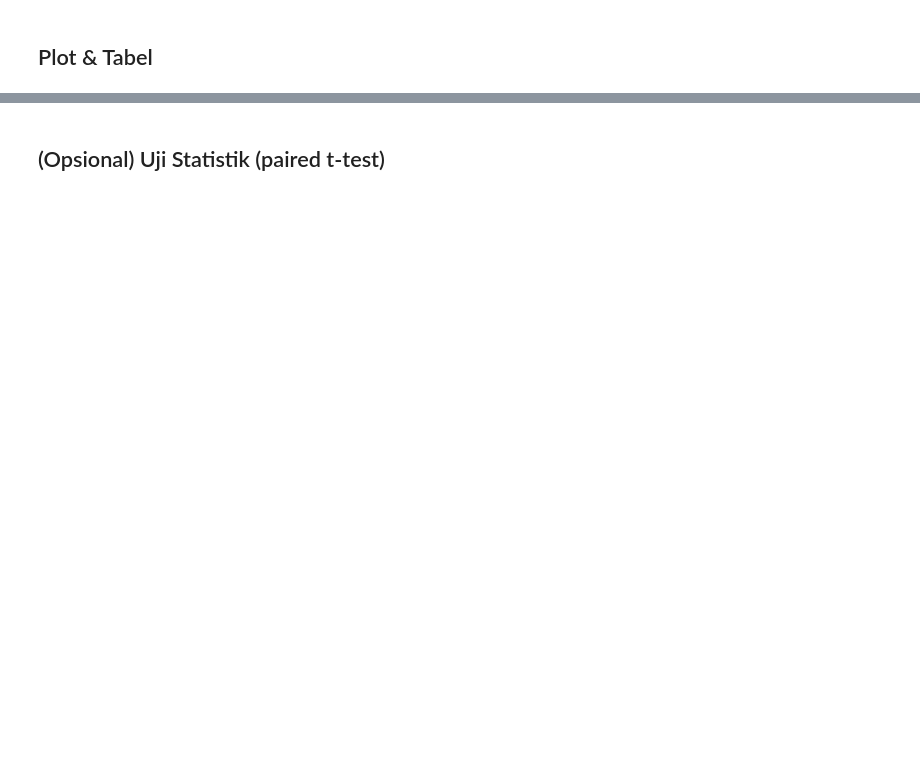
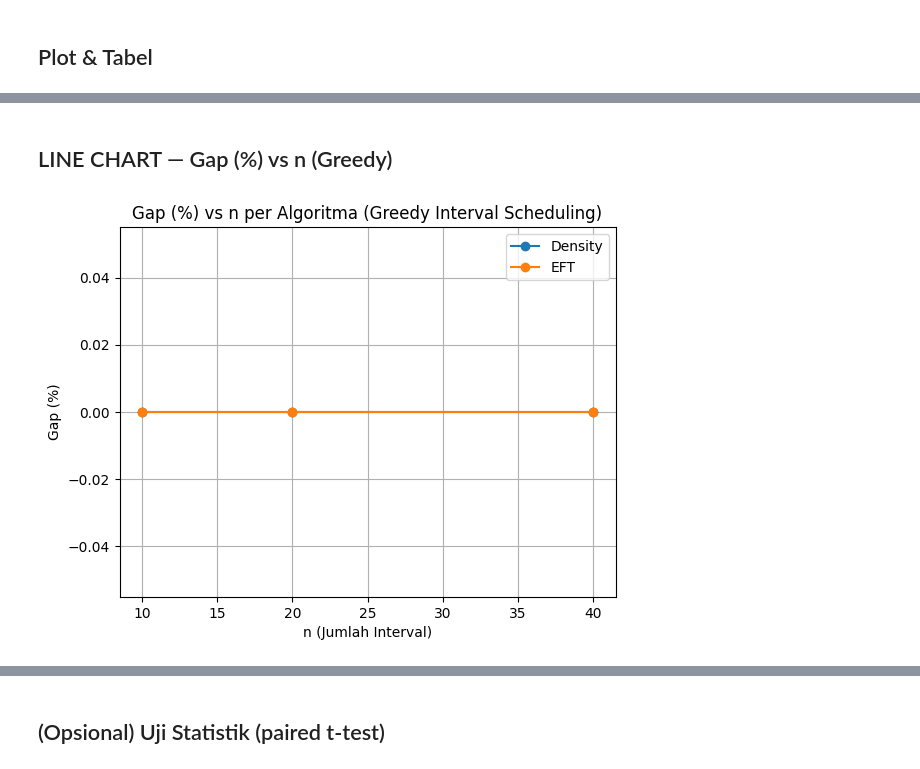
Before and after one commit to rrrambatsigma/DAA_Kelompok4_KelasA_IntSched, a Jupyter notebook: notebook/01 Bentuk Jupyter File Project.ipynb, the cells around one changed output, grey strips where cells are left out. Cells and saved outputs as stored; diff of their text form; code cells hidden in the pictures; blank space fills up the shorter version.

```diff
--- a/notebook/01 Bentuk Jupyter File Project.ipynb
+++ b/notebook/01 Bentuk Jupyter File Project.ipynb
@@ -474,0 +847,13 @@ Error:
+# %%
+# ============================================================
+# HITUNG GAP (%) PER n & ALGORITMA
+# ============================================================
+
+gap_summary = (
+    results_df
+    .groupby(["n", "algorithm"], as_index=False)
+    .agg(mean_gap=("gap", "mean"))
+)
+
+gap_summary["gap_percent"] = gap_summary["mean_gap"] * 100
+gap_summary
@@ -474,0 +868,31 @@ Error:
+# %% [markdown]
+## LINE CHART — Gap (%) vs n (Greedy)
+# %%
+import matplotlib.pyplot as plt
+
+# ============================================================
+# LINE CHART: GAP (%) vs n
+# ============================================================
+
+plt.figure()
+
+for algo in gap_summary["algorithm"].unique():
+    tmp = (
+        gap_summary[gap_summary["algorithm"] == algo]
+        .sort_values("n")
+    )
+    plt.plot(
+        tmp["n"],
+        tmp["gap_percent"],
+        marker="o",
+        label=algo
+    )
+
+plt.xlabel("n (Jumlah Interval)")
+plt.ylabel("Gap (%)")
+plt.title("Gap (%) vs n per Algoritma (Greedy Interval Scheduling)")
+plt.legend()
+plt.grid(True)
+plt.show()
+# %% [output]
+[figure, added]
```
Also changed, not shown: parts of 33 cells of this notebook, 2 other files.
